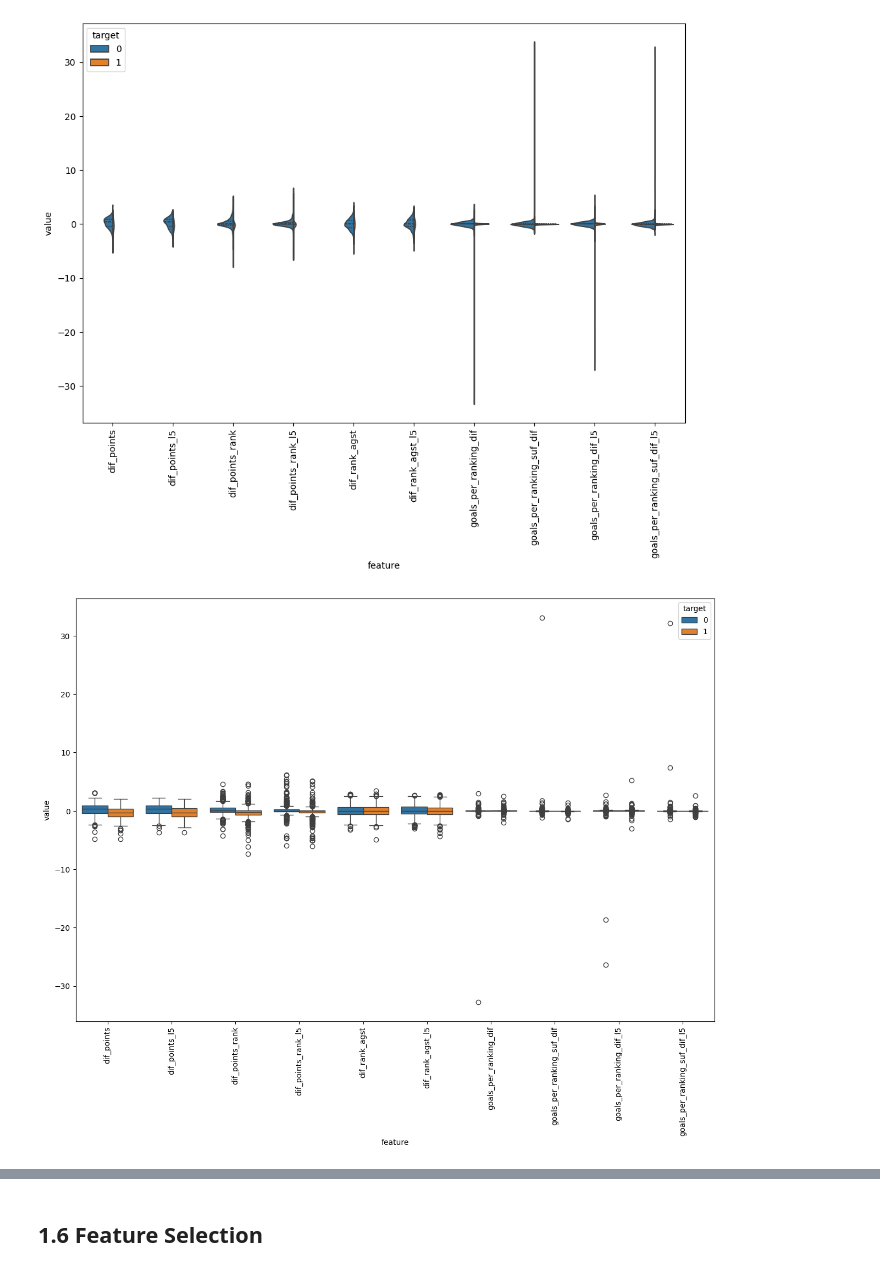
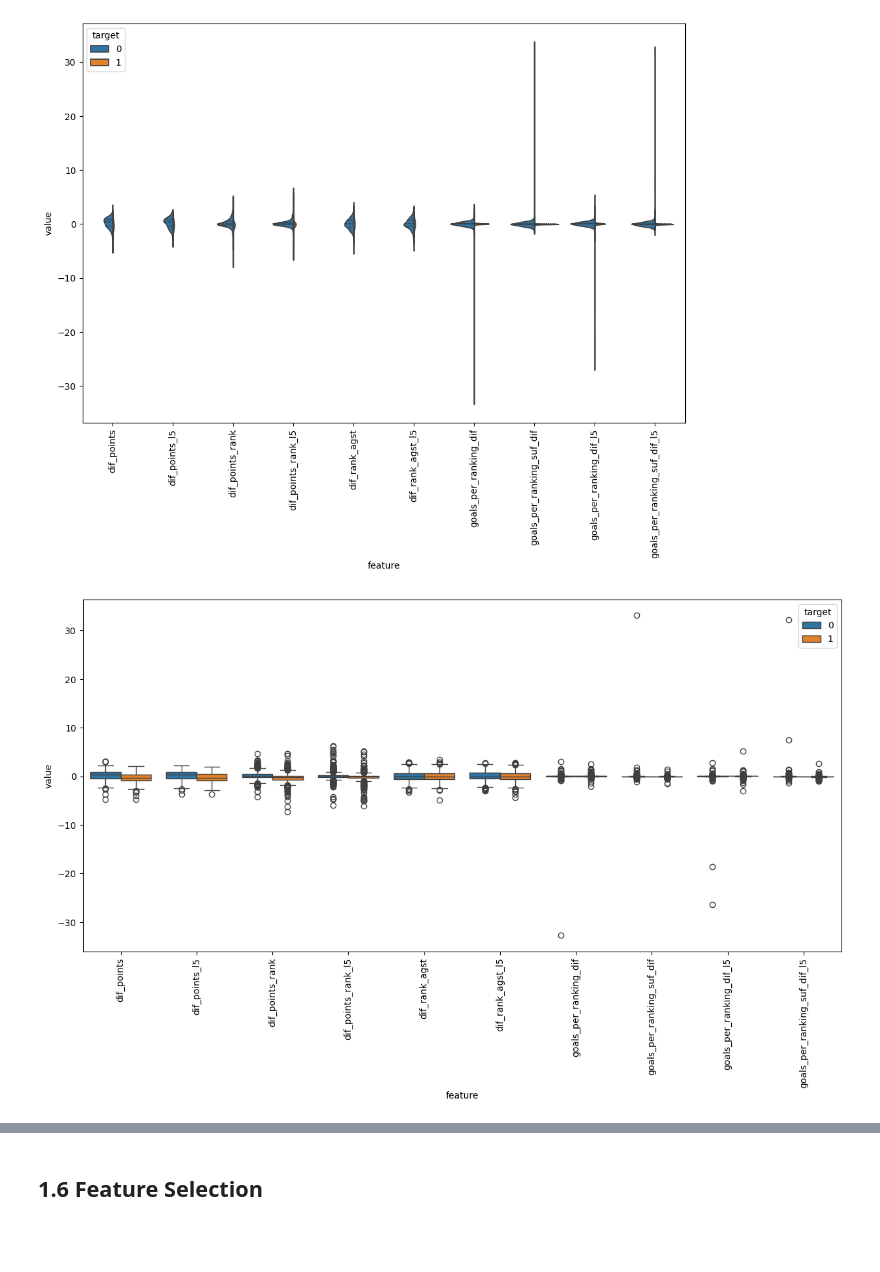
Before and after one commit to aimeele97/2026worldcup_match_outcome_prediction, a Jupyter notebook: fifa_prediction.ipynb, the cells around one changed output, grey strips where cells are left out. Saved outputs shown, nothing was run; the diff lists cells and outputs as text; code cells hidden in the pictures; blank space fills up the shorter version.

```diff
--- a/fifa_prediction.ipynb
+++ b/fifa_prediction.ipynb
@@ -582,12 +576,12 @@ plt.show()
 # %% [output]
 [figure]
 # %%
-plt.figure(figsize=(15,10))
+plt.figure(figsize=(15,7))
 sns.boxplot(x="feature", y="value", hue="target", data=melted_df5)
 plt.xticks(rotation=90)
 plt.show()
 # %% [output]
-[figure, old version]
+[figure, new version]
 # %%
 sns.jointplot(data = scaled_df, x = 'goals_per_ranking_dif', y = 'goals_per_ranking_dif_l5', kind="reg")
 plt.show()
```
Also changed, not shown: parts of 15 cells of this notebook.
